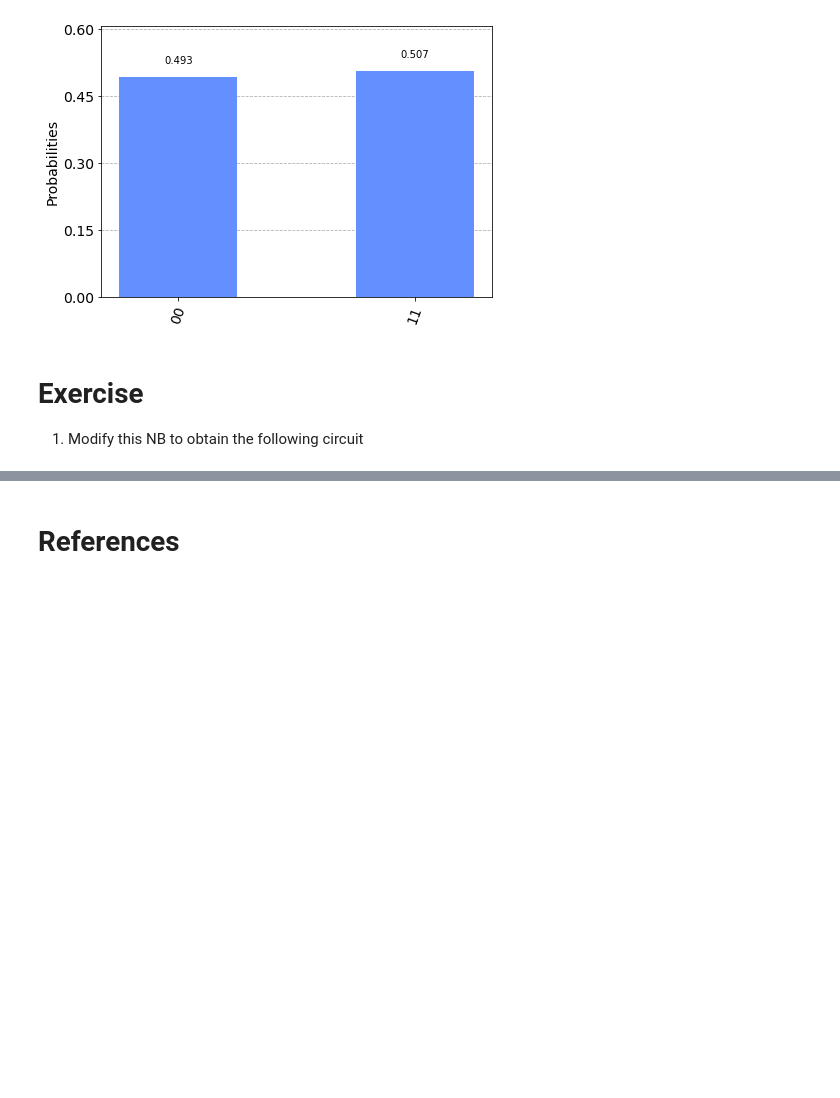
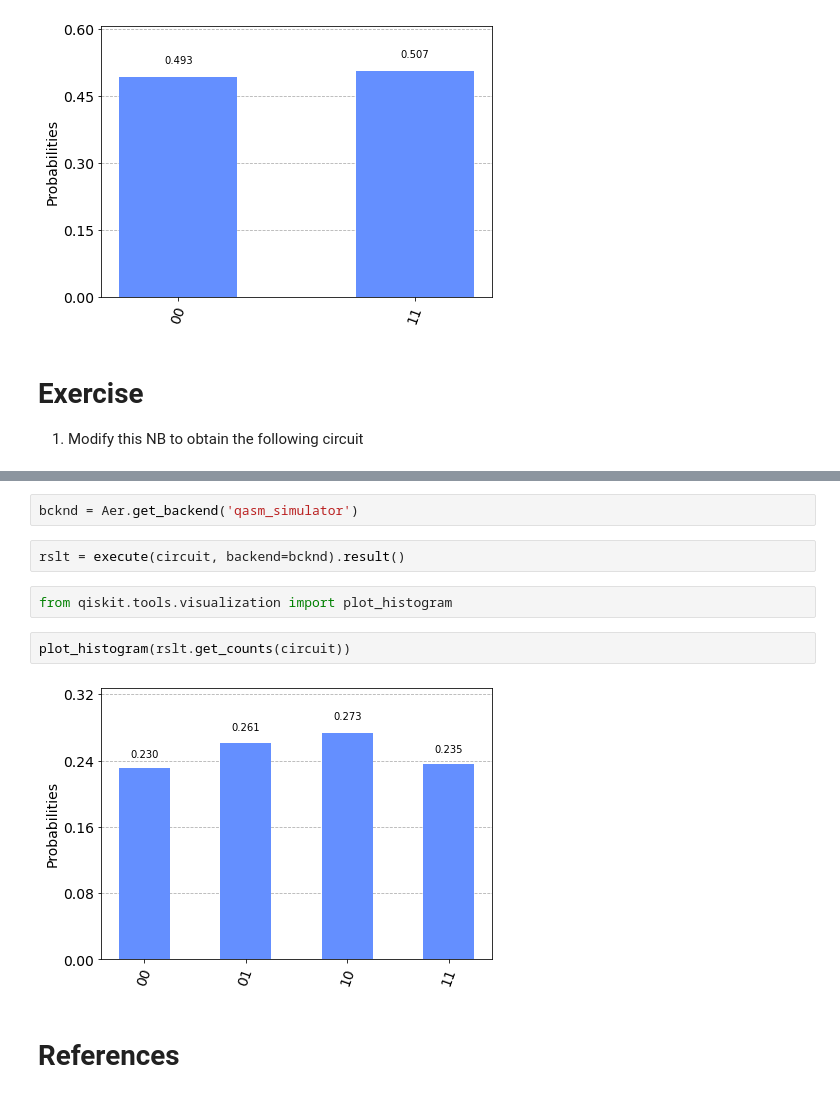
Before and after one commit to jaorduz/IntroQuantumCompu, a Jupyter notebook: NB_1/QC0_3_Qiskit.ipynb, the cells around one changed output, grey strips where cells are left out. Drawn from its saved outputs; the diff is of its cells as text; blank space fills up the shorter version.

```diff
--- a/NB_1/QC0_3_Qiskit.ipynb
+++ b/NB_1/QC0_3_Qiskit.ipynb
@@ -118,3 +168,13 @@ WARNING: Ignoring invalid distribution -iskit-terra (c:\users\javier_orduzducuar
+# %%
+bcknd = Aer.get_backend('qasm_simulator')
+# %%
+rslt = execute(circuit, backend=bcknd).result()
+# %%
+from qiskit.tools.visualization import plot_histogram
+# %%
+plot_histogram(rslt.get_counts(circuit))
+# %% [output]
+[figure, added]
 # %% [markdown]
 # References
 # %% [markdown]
```
Also changed, not shown: parts of 7 cells of this notebook, 5 other files.
